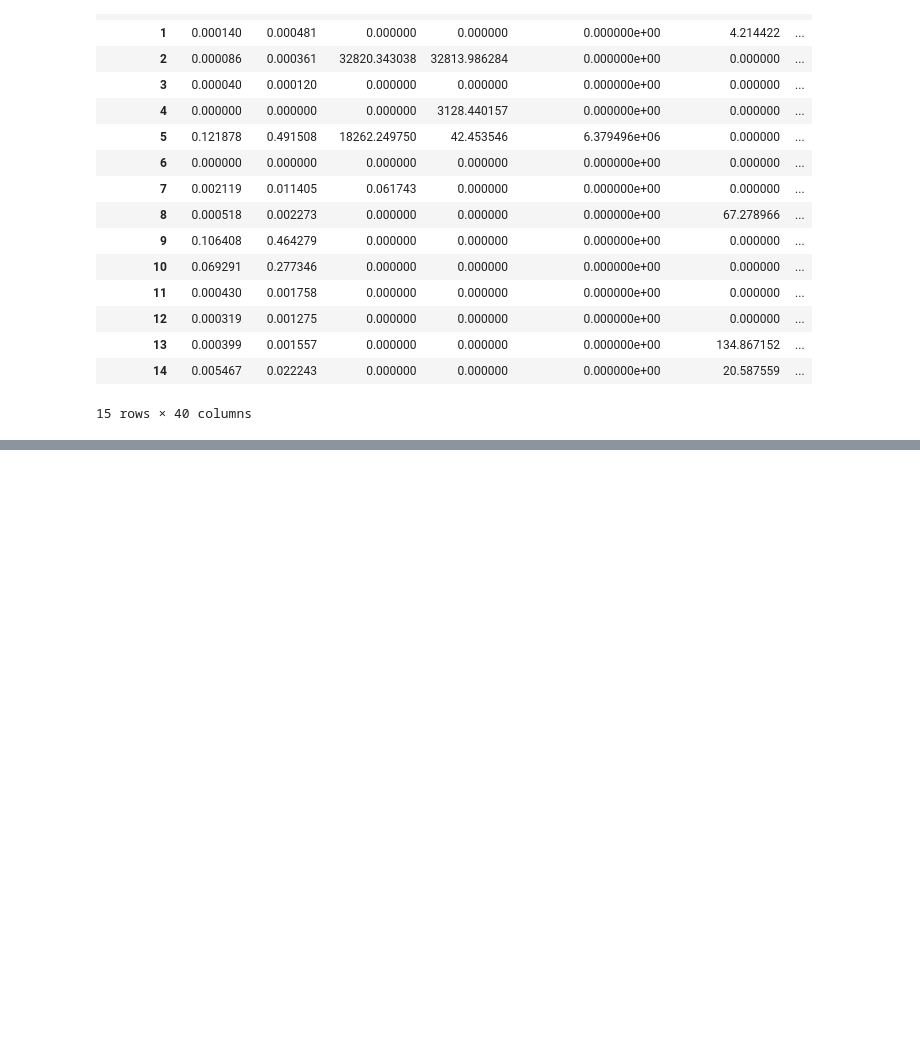
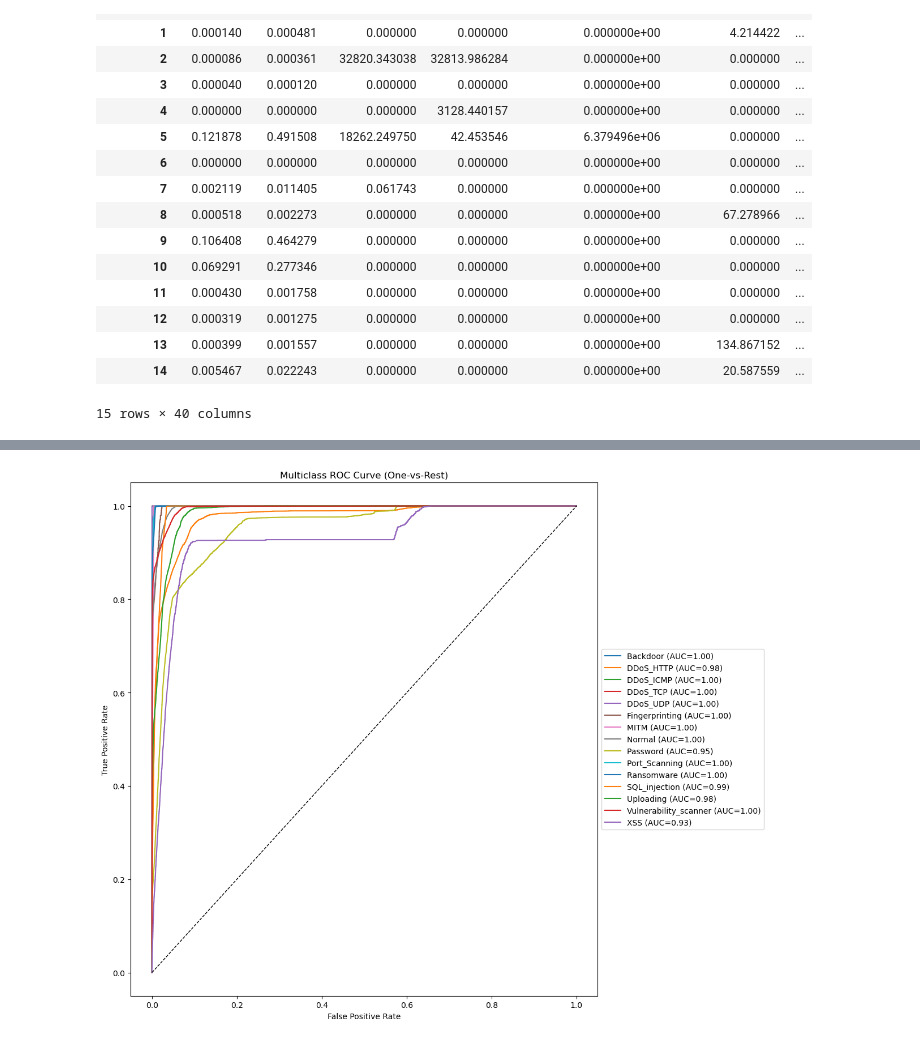
Before and after one commit to ViddaD48/Predicting-Iot-IIoT-attacks-using-Edge-IoT-IIoT-dataset, a Jupyter notebook: DL_NeuralNetwork_balanced.ipynb, the cells around one changed output, grey strips where cells are left out. Saved outputs shown, nothing was run; the diff lists cells and outputs as text; code cells hidden in the pictures; blank space fills up the shorter version.

```diff
--- a/DL_NeuralNetwork_balanced.ipynb
+++ b/DL_NeuralNetwork_balanced.ipynb
@@ -241,5 +305,6 @@ print(classification_report(
 # %%
 from sklearn.preprocessing import label_binarize
+y_score = model.predict(X_test)
 
 # If y_test is label encoded (0-14)
 if len(y_test.shape) == 1:
@@ -247,6 +312,7 @@ if len(y_test.shape) == 1:
 else:
     y_test_bin = y_test
 
+
 from sklearn.metrics import roc_auc_score
 
 macro_auc = roc_auc_score(y_test_bin, y_score, average='macro', multi_class='ovr')
@@ -254,19 +323,22 @@ print("Macro AUC:", macro_auc)
 # %%
 from sklearn.metrics import roc_curve, auc
+n_classes = y_test_bin.shape[1]
 
 plt.figure(figsize=(12,10))
 
 for i in range(n_classes):
     fpr, tpr, _ = roc_curve(y_test_bin[:, i], y_score[:, i])
     roc_auc = auc(fpr, tpr)
     plt.plot(fpr, tpr, lw=1.5,
              label=f'{class_names[i]} (AUC={roc_auc:.2f})')
 
 plt.plot([0,1], [0,1], 'k--', lw=1)
 
 plt.xlabel("False Positive Rate")
 plt.ylabel("True Positive Rate")
 plt.title("Multiclass ROC Curve (One-vs-Rest)")
 plt.legend(loc="center left", bbox_to_anchor=(1, 0.5))  # legend outside
 plt.tight_layout()
 plt.show()
+# %% [output]
+[figure, added]
```
Also changed, not shown: parts of 10 cells of this notebook.
